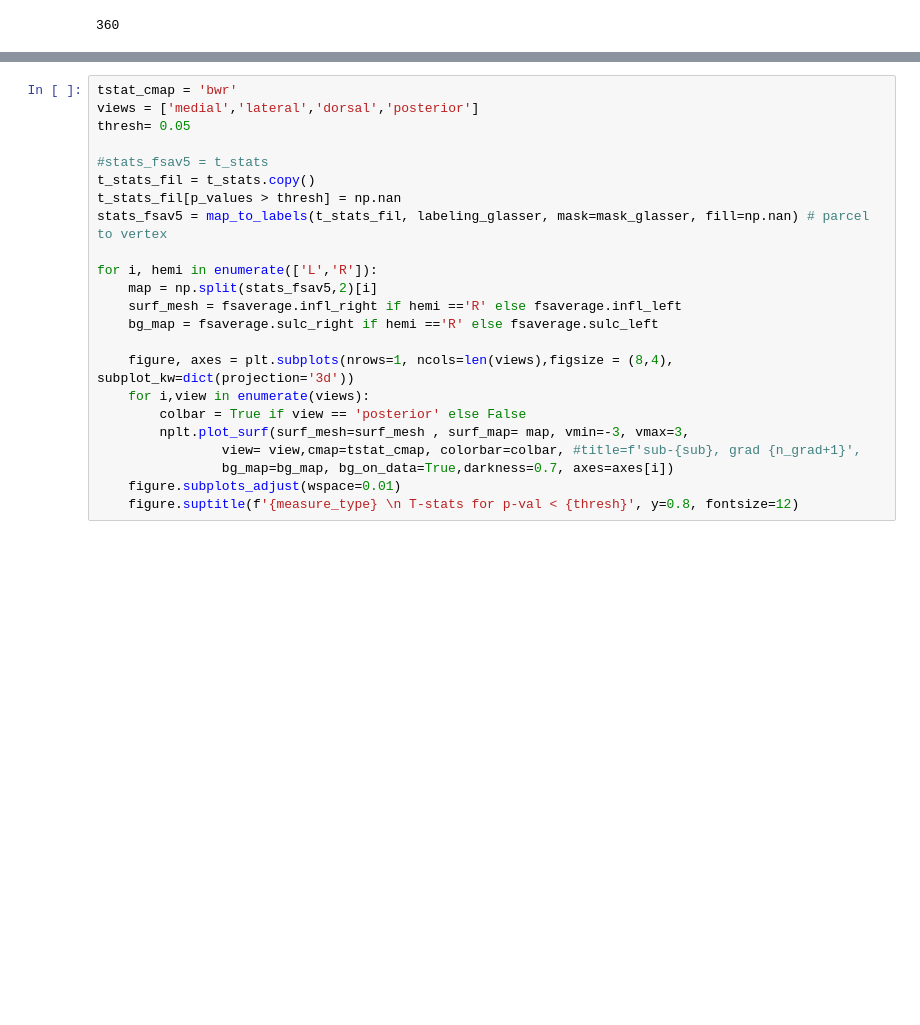
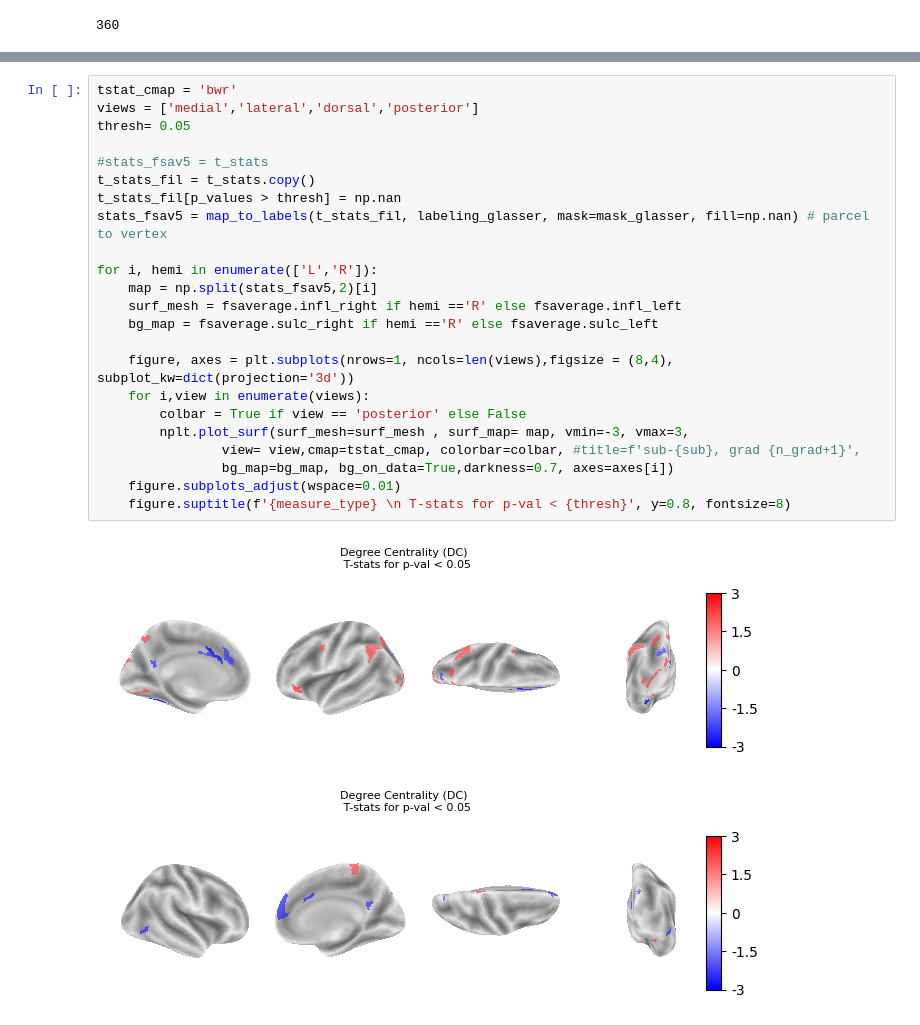
Before and after one commit to mrenke/parietal_patterns, a Jupyter notebook: gradients_noHalo/rep_groupDiffs_03.ipynb, the cells around one changed output, grey strips where cells are left out. Saved outputs shown, nothing was run; the diff lists cells and outputs as text; blank space fills up the shorter version.

```diff
--- a/gradients_noHalo/rep_groupDiffs_03.ipynb
+++ b/gradients_noHalo/rep_groupDiffs_03.ipynb
@@ -269,23 +305,26 @@ for i, hemi in enumerate(['L','R']):
 # %%
 tstat_cmap = 'bwr'
 views = ['medial','lateral','dorsal','posterior']
 thresh= 0.05
 
 #stats_fsav5 = t_stats
 t_stats_fil = t_stats.copy()
 t_stats_fil[p_values > thresh] = np.nan
 stats_fsav5 = map_to_labels(t_stats_fil, labeling_glasser, mask=mask_glasser, fill=np.nan) # parcel to vertex
 
 for i, hemi in enumerate(['L','R']):
     map = np.split(stats_fsav5,2)[i]
     surf_mesh = fsaverage.infl_right if hemi =='R' else fsaverage.infl_left
     bg_map = fsaverage.sulc_right if hemi =='R' else fsaverage.sulc_left
 
     figure, axes = plt.subplots(nrows=1, ncols=len(views),figsize = (8,4), subplot_kw=dict(projection='3d'))
     for i,view in enumerate(views):
         colbar = True if view == 'posterior' else False
         nplt.plot_surf(surf_mesh=surf_mesh , surf_map= map, vmin=-3, vmax=3,
                 view= view,cmap=tstat_cmap, colorbar=colbar, #title=f'sub-{sub}, grad {n_grad+1}',
                 bg_map=bg_map, bg_on_data=True,darkness=0.7, axes=axes[i])
     figure.subplots_adjust(wspace=0.01)
-    figure.suptitle(f'{measure_type} \n T-stats for p-val < {thresh}', y=0.8, fontsize=12)
+    figure.suptitle(f'{measure_type} \n T-stats for p-val < {thresh}', y=0.8, fontsize=8)
+# %% [output]
+[figure, added]
+[figure, added]
```
Also changed, not shown: parts of 11 cells of this notebook, 6 other files.
